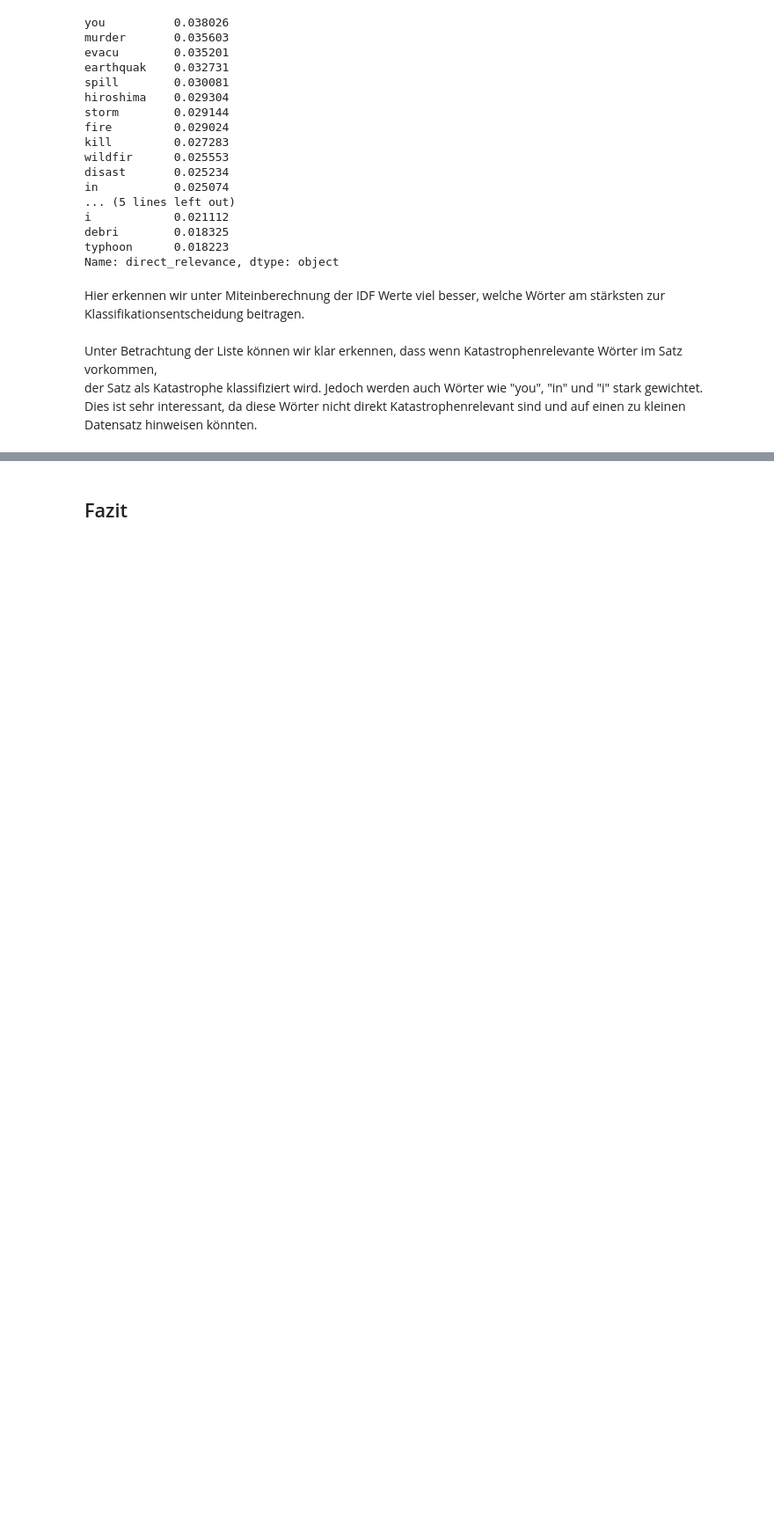
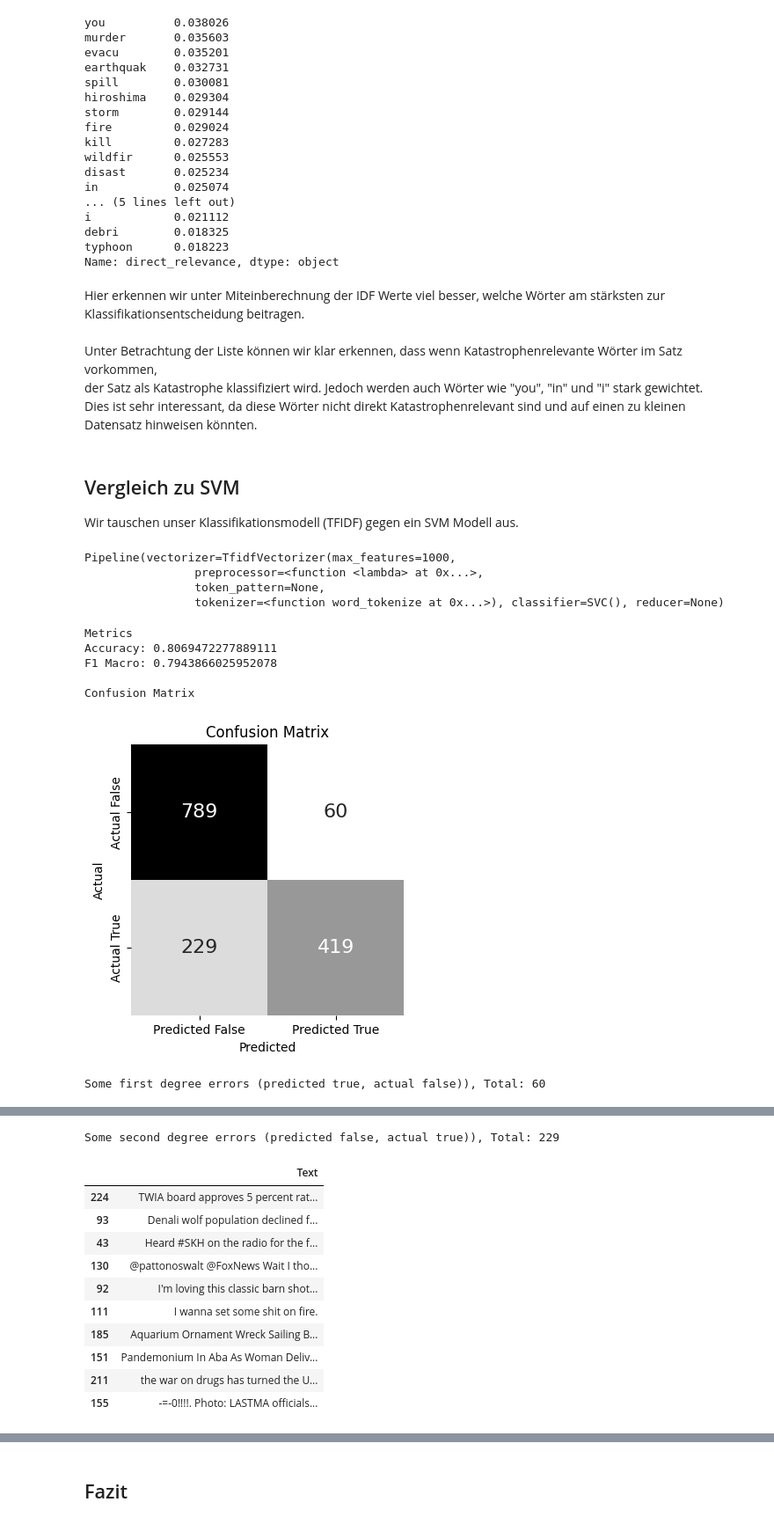
Before and after one commit to florinbarbisch/npr-mc1-text-classification, a Jupyter notebook: Model2_TFIDF_HGBC.ipynb, the cells around one changed output, grey strips where cells are left out. Shown at 88% size. Saved outputs shown, nothing was run; the diff lists cells and outputs as text; code cells hidden in the pictures; blank space fills up the shorter version.

```diff
--- a/Model2_TFIDF_HGBC.ipynb
+++ b/Model2_TFIDF_HGBC.ipynb
@@ -491,3 +495,42 @@ Hier erkennen wir unter Miteinberechnung der IDF Werte viel besser, welche Wört
 Unter Betrachtung der Liste können wir klar erkennen, dass wenn Katastrophenrelevante Wörter im Satz vorkommen, <br>
 der Satz als Katastrophe klassifiziert wird. Jedoch werden auch Wörter wie "you", "in" und "i" stark gewichtet. <br>
 Dies ist sehr interessant, da diese Wörter nicht direkt Katastrophenrelevant sind und auf einen zu kleinen Datensatz hinweisen könnten.
+# %% [markdown]
+## Vergleich zu SVM
+Wir tauschen unser Klassifikationsmodell (TFIDF) gegen ein SVM Modell aus.
+# %%
+# Define Pipeline
+TFIDF_SVM = Pipeline(
+    vectorizer=TfidfVectorizer(
+        max_features=1000,
+        preprocessor=lambda tweet: preprocess(
+            tweet,
+            html_escape=True,
+            tokenizer=nltk.word_tokenize,
+            lemmatize=True,
+            stem=True,
+        ),
+        tokenizer=nltk.word_tokenize,
+        token_pattern=None,
+    ),
+    classifier=SVC(),
+    reducer=None,  # None, PCA, NMF, etc.
+)
+
+# Fit Pipeline
+TFIDF_SVM.fit(X_train, y_train)
+# %% [output]
+Pipeline(vectorizer=TfidfVectorizer(max_features=1000,
+                preprocessor=<function <lambda> at 0x...>,
+                token_pattern=None,
+                tokenizer=<function word_tokenize at 0x...>), classifier=SVC(), reducer=None)
+# %%
+TFIDF_SVM.validate(X_val, y_val)
+# %% [output]
+Metrics
+Accuracy: 0.8069472277889111
+F1 Macro: 0.7943866025952078
+
+Confusion Matrix
+[figure, added]
+Some first degree errors (predicted true, actual false)), Total: 60
@@ -493,0 +548,12 @@ Dies ist sehr interessant, da diese Wörter nicht direkt Katastrophenrelevant si
+Some second degree errors (predicted false, actual true)), Total: 229
+|  | Text |
+| 224 | TWIA board approves 5 percent rat... |
+| 93 | Denali wolf population declined f... |
+| 43 | Heard #SKH on the radio for the f... |
+| 130 | @pattonoswalt @FoxNews Wait I tho... |
+| 92 | I'm loving this classic barn shot... |
+| 111 | I wanna set some shit on fire. |
+| 185 | Aquarium Ornament Wreck Sailing B... |
+| 151 | Pandemonium In Aba As Woman Deliv... |
+| 211 | the war on drugs has turned the U... |
+| 155 | -=-0!!!!. Photo: LASTMA officials... |
```
Also changed, not shown: parts of 6 cells of this notebook, 2 other files.
